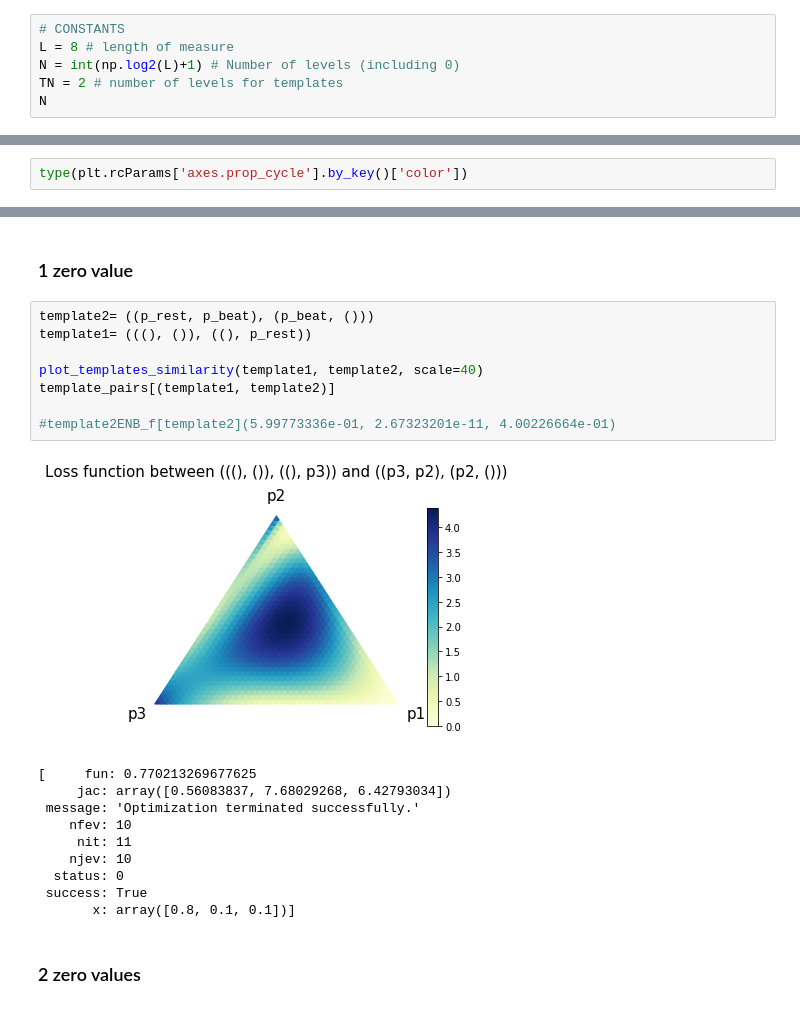
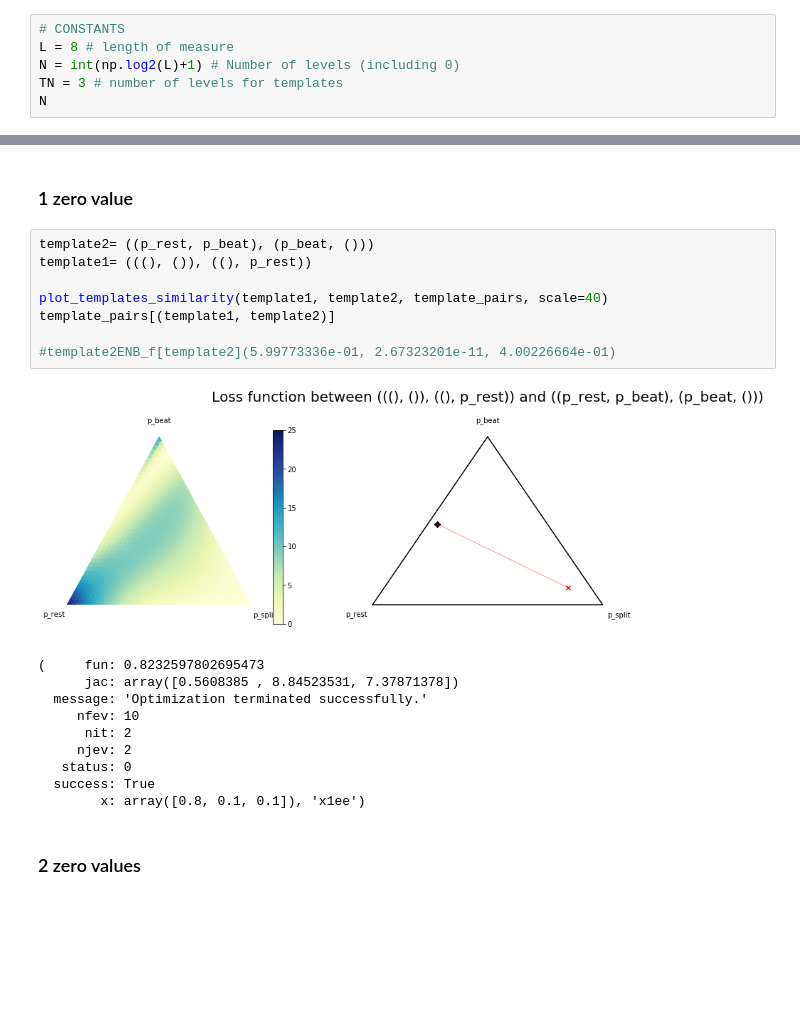
Before and after one commit to lucieperrotta/DCML, a Jupyter notebook: Pipeline.ipynb, the cells around one changed output, grey strips where cells are left out. Cells and saved outputs as stored; diff of their text form; blank space fills up the shorter version.

```diff
--- a/Pipeline.ipynb
+++ b/Pipeline.ipynb
@@ -29,7 +29,7 @@ The constants for the rhythm. L is the length [in beats] of a rhythm, N is the n
 # CONSTANTS
 L = 8 # length of measure
 N = int(np.log2(L)+1) # Number of levels (including 0)
-TN = 2 # number of levels for templates
+TN = 3 # number of levels for templates
 N
 # %% [output]
 4
@@ -635,2 +651,0 @@ plt.show()
-# %%
-type(plt.rcParams['axes.prop_cycle'].by_key()['color'])
@@ -701,22 +714,22 @@ template_pairs[(template1, template2)]
 # %%
 template2= ((p_rest, p_beat), (p_beat, ()))
 template1= (((), ()), ((), p_rest))
 
-plot_templates_similarity(template1, template2, scale=40)
+plot_templates_similarity(template1, template2, template_pairs, scale=40)
 template_pairs[(template1, template2)]
 
 #template2ENB_f[template2](5.99773336e-01, 2.67323201e-11, 4.00226664e-01)
 # %% [output]
-[figure, old version]
+[figure, new version]
-[     fun: 0.770213269677625
-     jac: array([0.56083837, 7.68029268, 6.42793034])
- message: 'Optimization terminated successfully.'
-    nfev: 10
-     nit: 11
-    njev: 10
-  status: 0
- success: True
-       x: array([0.8, 0.1, 0.1])]
+(     fun: 0.8232597802695473
+      jac: array([0.5608385 , 8.84523531, 7.37871378])
+  message: 'Optimization terminated successfully.'
+     nfev: 10
+      nit: 2
+     njev: 2
+   status: 0
+  success: True
+        x: array([0.8, 0.1, 0.1]), 'x1ee')
 # %% [markdown]
 ### 2 zero values
 # %%
```
Also changed, not shown: parts of 19 cells of this notebook, 9 other files.
